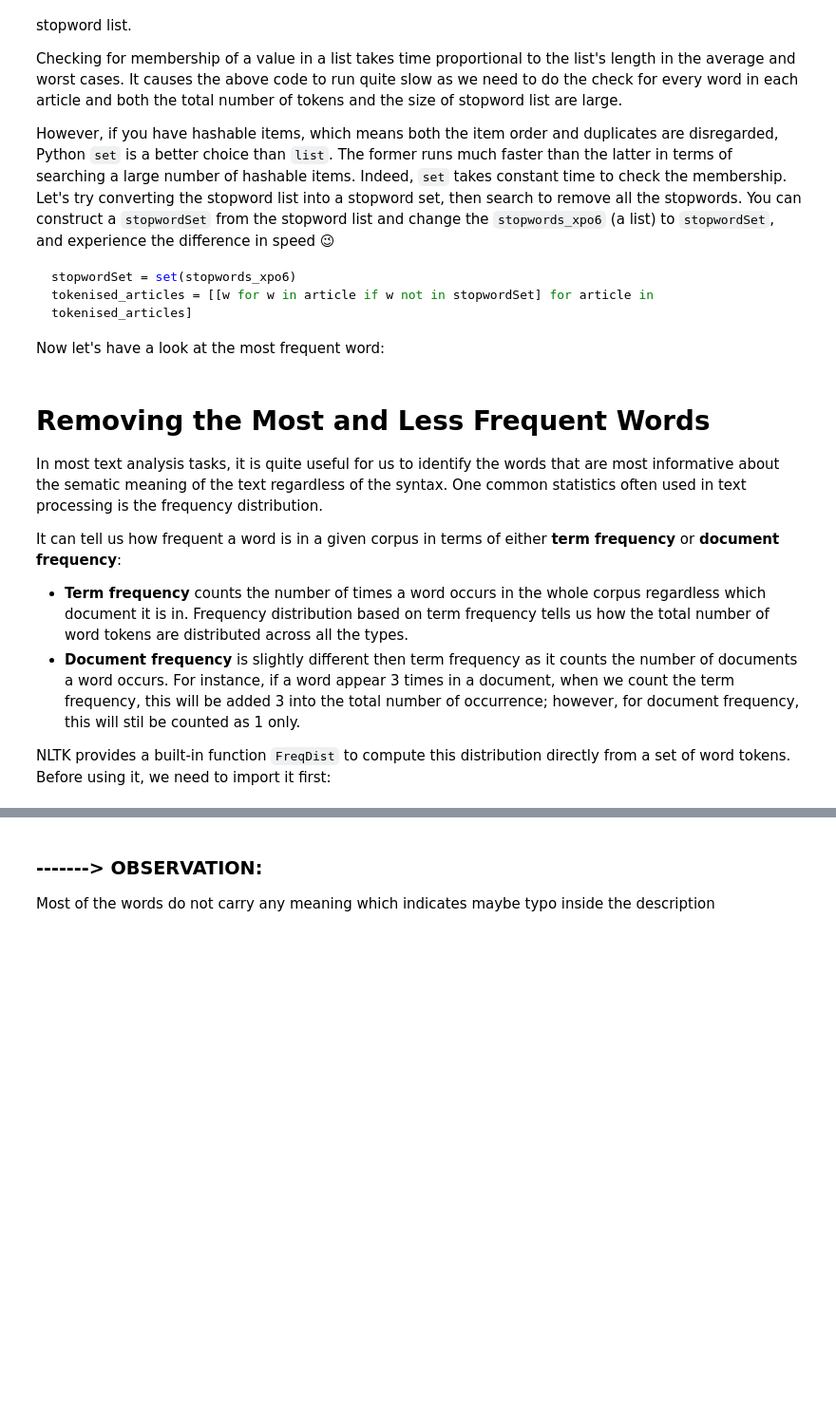
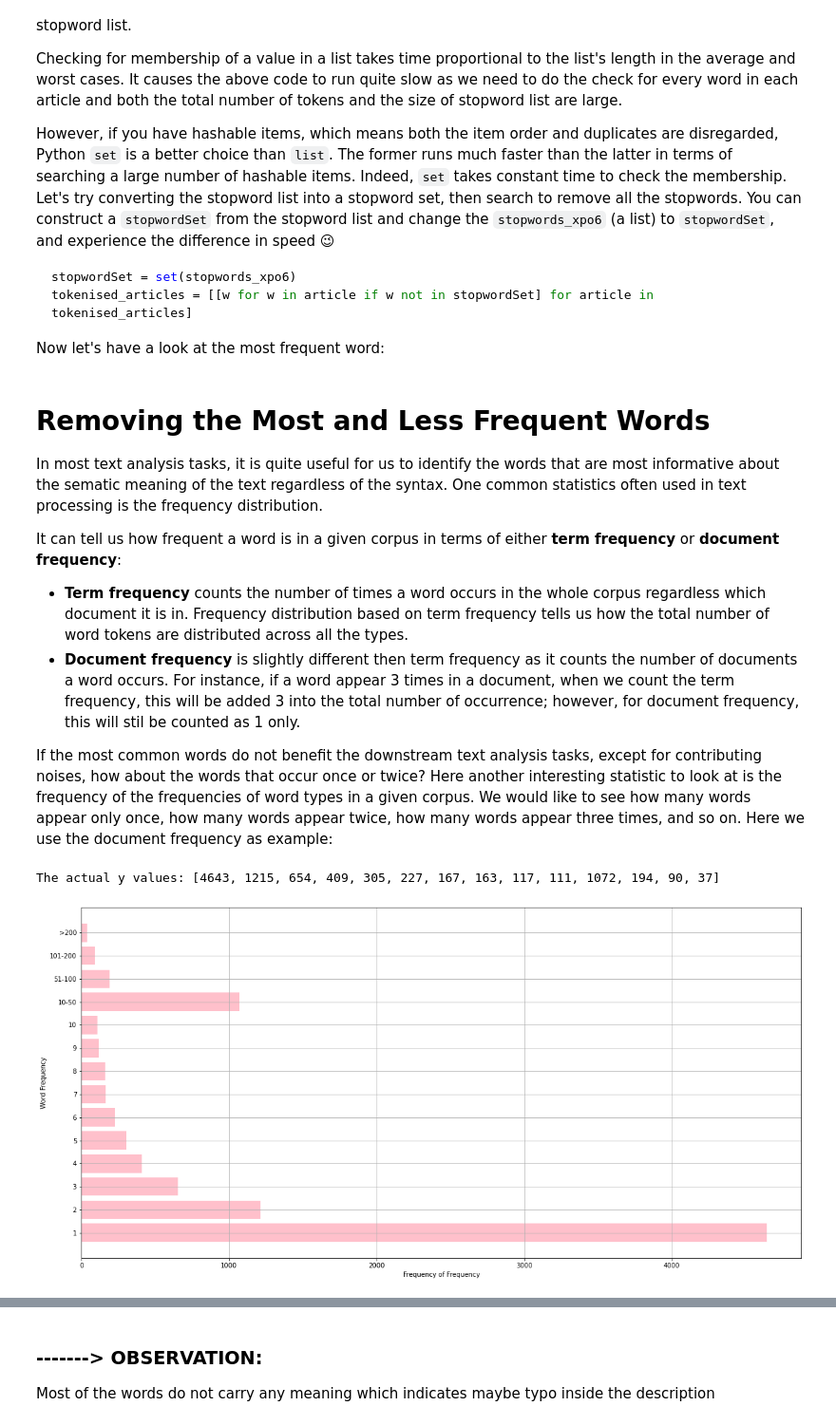
Before and after one commit to tnathu-ai/NLP-Job-Ad, a Jupyter notebook: task1.ipynb, the cells around one changed output, grey strips where cells are left out. Shown at 95% size. Saved outputs shown, nothing was run; the diff lists cells and outputs as text; code cells hidden in the pictures; blank space fills up the shorter version.

```diff
--- a/task1.ipynb
+++ b/task1.ipynb
@@ -433,4 +436,48 @@ It can tell us how frequent a word is in a given corpus in terms of either **ter
 * **Term frequency** counts the number of times a word occurs in the whole corpus regardless which document it is in. Frequency distribution based on term frequency tells us how the total number of word tokens are distributed across all the types.
 * **Document frequency** is slightly different then term frequency as it counts the number of documents a word occurs. For instance, if a word appear 3 times in a document, when we count the term frequency, this will be added 3 into the total number of occurrence; however, for document frequency, this will stil be counted as 1 only.
 
-NLTK provides a built-in function `FreqDist` to compute this distribution directly from a set of word tokens. Before using it, we need to import it first:
+If the most common words do not benefit the downstream text analysis tasks, except for contributing noises,
+how about the words that occur once or twice?
+Here another interesting statistic to look at is the frequency of the frequencies of word types in a given corpus.
+We would like to see how many words appear only once, how many words appear twice, how many words appear three times, and so on.
+Here we use the document frequency as example:
+# %%
+from nltk.corpus import brown
+from nltk import FreqDist
+from pylab import *
+
+words = list(chain.from_iterable([set(description) for description in tk_description]))
+doc_fd = FreqDist(words)
+ffd = FreqDist(doc_fd.values()) # ffd frequency of frequencies values
+
+y = [0]*14 # number of y axis category we want to show
+
+for k, v in ffd.items(): # iterate the dictionary items of ffd
+    if k <= 10: # show the frequency value for each frequency of frequency equal to or lower than 10
+        y[k-1] = v
+    elif k >10 and k <= 50: # aggregate the frequency of frequency values larger than 10 but smaller than or equal to 20
+        y[10] =  y[10] + v
+    elif k >50 and k <= 100: # aggregate the frequency of frequency values larger than 50 but smaller than or equal to 100
+        y[11] =  y[11] + v
+    elif k > 100 and k <= 200: # aggregate the frequency of frequency values larger than 100 but smaller than or equal to 200
+        y[12] =  y[12] + v
+    else:
+        y[13] =  y[13] + v # aggregate the frequency of frequency values larger than 200
+x = range(1, 15) # generate integer from 1 to 14
+
+ytks = list(map(str, range(1, 11))) # covert a integer list to a string list, we will get ['0','1',...,'10']
+# appending other categories,  '10-50', '51-100', '101-200', '>200'
+# will use ytks as the values on the y-axis
+ytks.append('10-50')
+ytks.append('51-100')
+ytks.append('101-200')
+ytks.append('>200')
+print(f'The actual y values: {y}')
+barh(x,y, align='center', color='pink') # plot the bar chart
+yticks(x, ytks) # annotate x and y axies
+xlabel('Frequency of Frequency') # set x-axis caption
+ylabel('Word Frequency') # set y-axis caption
+grid(True) # make the bar chart grided, easier to view and compare
+# %% [output]
+The actual y values: [4643, 1215, 654, 409, 305, 227, 167, 163, 117, 111, 1072, 194, 90, 37]
+[figure, added]
```
Also changed, not shown: parts of 12 cells of this notebook, 9 other files.
